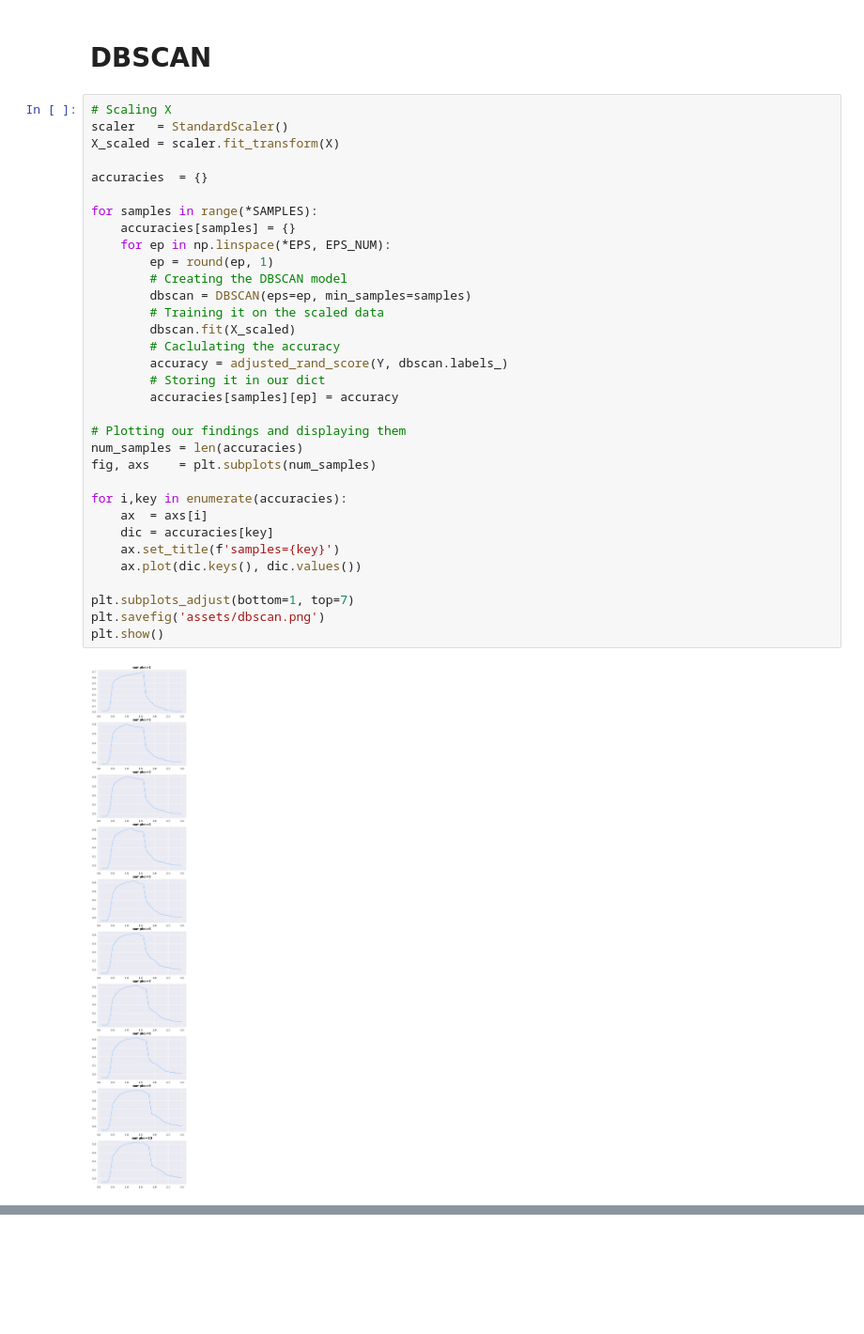
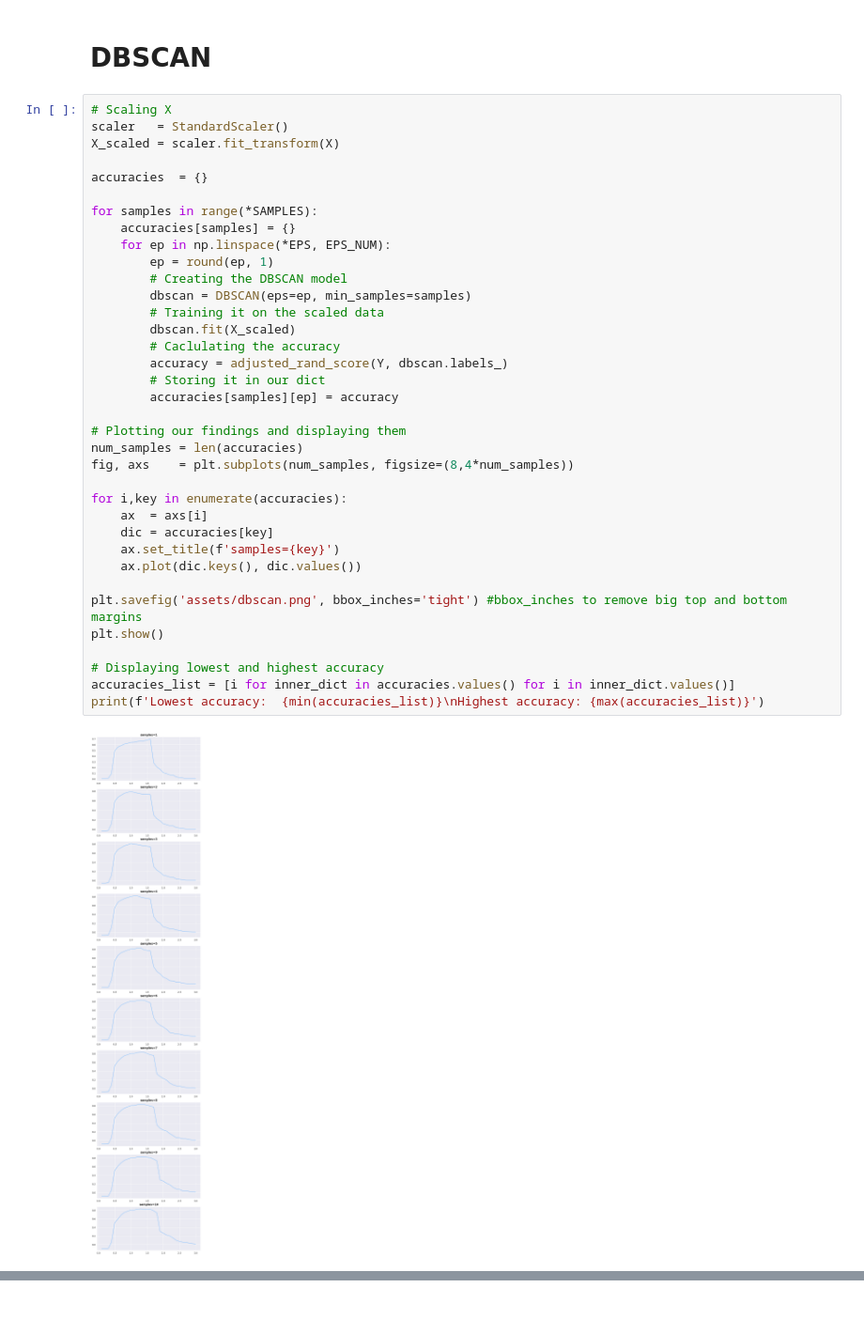
Before and after one commit to msr8/classification-project, a Jupyter notebook: Clustering.ipynb, the cells around one changed output, grey strips where cells are left out. Shown: that part at 94% size. Drawn from its saved outputs; the diff is of its cells as text; blank space fills up the shorter version.

Commit message:
fixed dbscan.png bug

```diff
--- a/Clustering.ipynb
+++ b/Clustering.ipynb
@@ -135,34 +135,37 @@ Highest accuracy: 0.8464675664733539
 # Scaling X
 scaler   = StandardScaler()
 X_scaled = scaler.fit_transform(X)
 
 accuracies  = {}
 
 for samples in range(*SAMPLES):
     accuracies[samples] = {}
     for ep in np.linspace(*EPS, EPS_NUM):
         ep = round(ep, 1)
         # Creating the DBSCAN model
         dbscan = DBSCAN(eps=ep, min_samples=samples)
         # Training it on the scaled data
         dbscan.fit(X_scaled)
         # Caclulating the accuracy
         accuracy = adjusted_rand_score(Y, dbscan.labels_)
         # Storing it in our dict
         accuracies[samples][ep] = accuracy
 
 # Plotting our findings and displaying them
 num_samples = len(accuracies)
-fig, axs    = plt.subplots(num_samples)
+fig, axs    = plt.subplots(num_samples, figsize=(8,4*num_samples))
 
 for i,key in enumerate(accuracies):
     ax  = axs[i]
     dic = accuracies[key]
     ax.set_title(f'samples={key}')
     ax.plot(dic.keys(), dic.values())
 
-plt.subplots_adjust(bottom=1, top=7)
-plt.savefig('assets/dbscan.png')
+plt.savefig('assets/dbscan.png', bbox_inches='tight') #bbox_inches to remove big top and bottom margins
 plt.show()
+
+# Displaying lowest and highest accuracy
+accuracies_list = [i for inner_dict in accuracies.values() for i in inner_dict.values()]
+print(f'Lowest accuracy:  {min(accuracies_list)}\nHighest accuracy: {max(accuracies_list)}')
 # %% [output]
-[figure, old version]
+[figure, new version]
```
Also changed, not shown: parts of 1 cell of this notebook, 2 other files.
